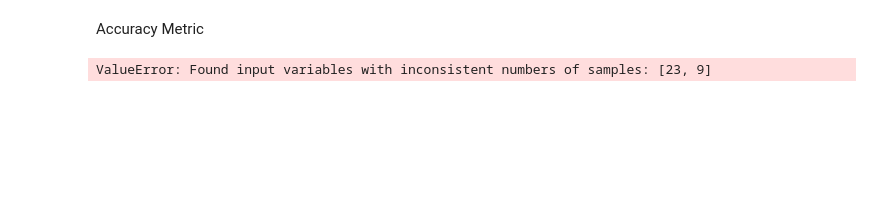
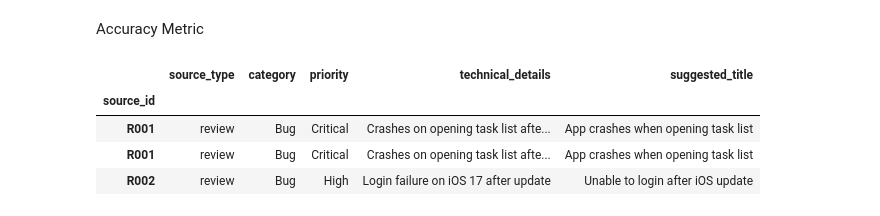
Before and after one commit to deeptigoyal/Multi-Agent-Capstone-Project-Edureka---Intelligent-Feedback-analysis, a Jupyter notebook: agents_stepwise_exceution.ipynb, the cells around one changed output. Cells and saved outputs as stored; diff of their text form; code cells hidden in the pictures; blank space fills up the shorter version.

```diff
--- a/agents_stepwise_exceution.ipynb
+++ b/agents_stepwise_exceution.ipynb
@@ -748,9 +761,12 @@ df_all.to_csv("generated_tickets_all.csv", index=False)
 from sklearn.metrics import classification_report
 import pandas as pd
 
-pred = pd.read_csv("generated_tickets_all.csv")["category"]
-true = pd.read_csv("expected_classifications.csv")["category"]
+predicted = pd.read_csv("generated_tickets_all.csv")
+expected= pd.read_csv("expected_classifications.csv")
 
-print(classification_report(true, pred))
+#Filter expected → only ticketed rows as ticket for only few of them and not all
+expected_subset = expected[
+    expected["source_id"].isin(predicted["source_id"])
+]
-# %% [output]
-ValueError: Found input variables with inconsistent numbers of samples: [23, 9]
+# %%
+expected = expected.set_index("source_id").loc[predicted["source_id"]]
@@ -756,0 +775,8 @@ ValueError: Found input variables with inconsistent numbers of samples: [23, 9]
+# %%
+expected.head(3)
+# %% [output]
+|  | source_type | category | priority | technical_details | suggested_title |
+| source_id |  |  |  |  |  |
+| R001 | review | Bug | Critical | Crashes on opening task list afte... | App crashes when opening task list |
+| R001 | review | Bug | Critical | Crashes on opening task list afte... | App crashes when opening task list |
+| R002 | review | Bug | High | Login failure on iOS 17 after update | Unable to login after iOS update |
```
Also changed, not shown: parts of 15 cells of this notebook.
